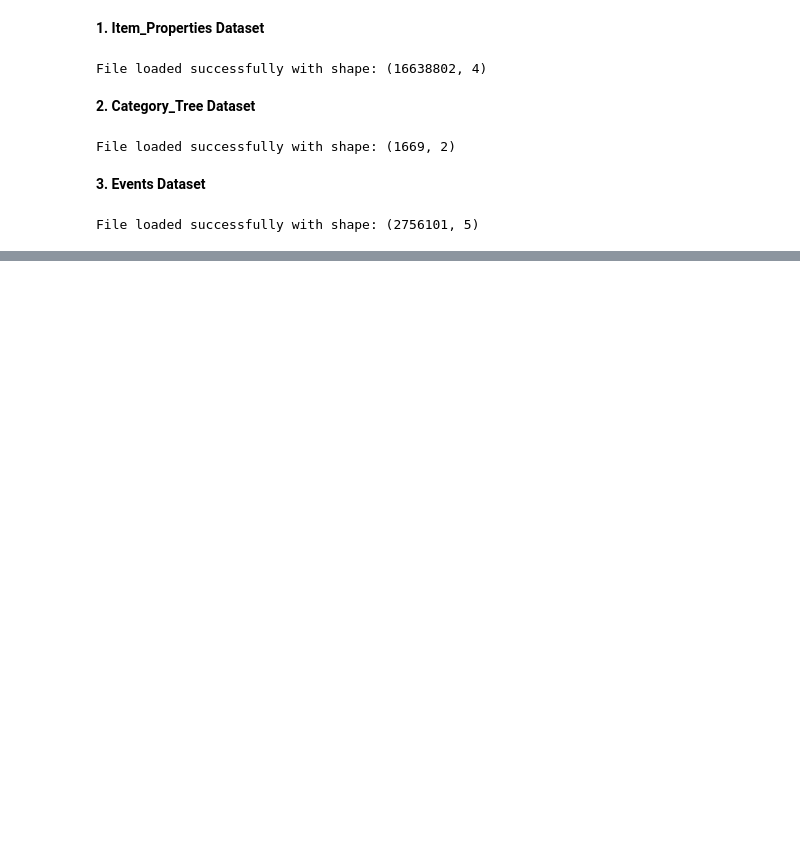
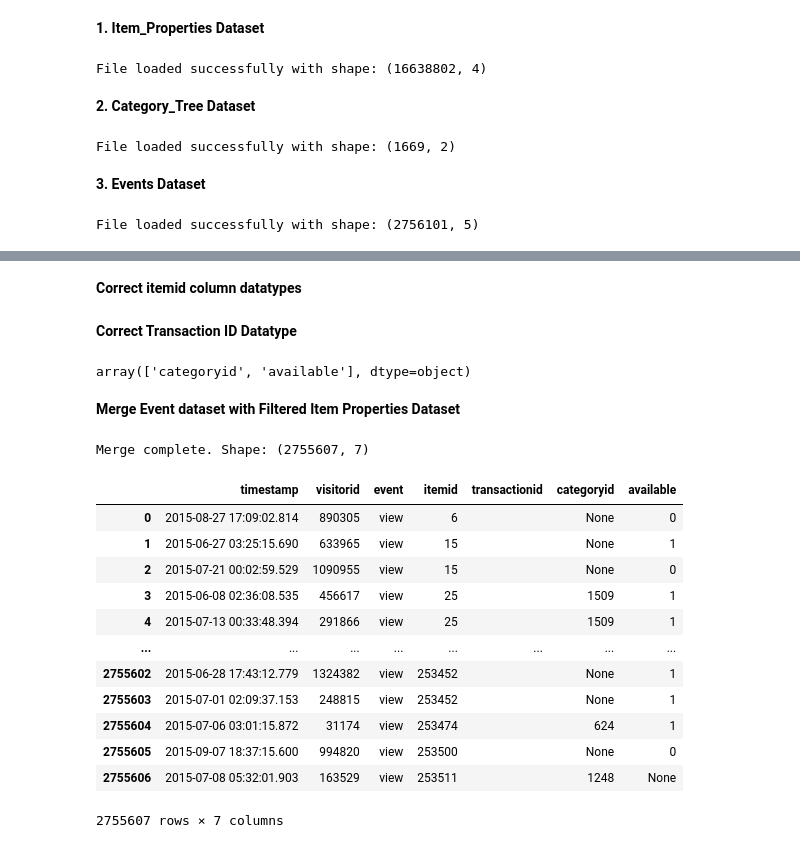
Before and after one commit to dspselorm/Recommendation-System-Analysis, a Jupyter notebook: Recommendation_System_Analysis.ipynb, the cells around one changed output, grey strips where cells are left out. Saved outputs shown, nothing was run; the diff lists cells and outputs as text; code cells hidden in the pictures; blank space fills up the shorter version.

```diff
--- a/Recommendation_System_Analysis.ipynb
+++ b/Recommendation_System_Analysis.ipynb
@@ -87,0 +180,77 @@ df_category_tree.head()
+# %% [markdown]
+**Correct itemid column datatypes**
+# %%
+df_events['itemid'] = pd.to_numeric(df_events['itemid'], errors='coerce')
+df_item_properties['itemid'] = pd.to_numeric(df_item_properties['itemid'], errors='coerce')
+# %% [markdown]
+**Correct Transaction ID Datatype**
+# %%
+# Change Transaction ID to int, Null Values remain null
+df_events['transactionid'] = df_events['transactionid'].apply(lambda x: '' if pd.isna(x) else str(int(x)))
+# %%
+text_only_props = df_item_properties.loc[
+    ~df_item_properties['property'].str.fullmatch(r'\d+(\.\d+)?')
+]['property'].unique()
+text_only_props
+# %% [output]
+array(['categoryid', 'available'], dtype=object)
+# %% [markdown]
+**Merge Event dataset with Filtered Item Properties Dataset**
+# %%
+# Register in DuckDB
+duckdb.register('events', df_events)
+duckdb.register('item_props_filtered', df_item_properties_filtered)
+
+# Merge & pivot categoryid and available
+df_merged = duckdb.query("""
+WITH props AS (
+    SELECT
+        itemid,
+        timestamp,
+        MAX(CASE WHEN property = 'categoryid' THEN value END) AS categoryid,
+        MAX(CASE WHEN property = 'available' THEN value END) AS available
+    FROM df_item_properties_filtered
+    GROUP BY itemid, timestamp
+),
+latest_props AS (
+    SELECT *
+    FROM (
+        SELECT
+            e.*,
+            p.categoryid,
+            p.available,
+            ROW_NUMBER() OVER (
+                PARTITION BY e.itemid, e.timestamp
+                ORDER BY p.timestamp DESC
+            ) AS rn
+        FROM events e
+        LEFT JOIN props p
+        ON e.itemid = p.itemid
+        AND p.timestamp <= e.timestamp
+    )
+    WHERE rn = 1
+)
+SELECT * EXCLUDE (rn)
+FROM latest_props
+""").to_df()
+
+# Save merged file
+df_merged.to_csv("/content/drive/MyDrive/Azubi_TMP/Recommendation_System_Project/Dataset/Cleaned/merged_events_properties.csv", index=False)
+
+print("Merge complete. Shape:", df_merged.shape)
+df_merged
+# %% [output]
+Merge complete. Shape: (2755607, 7)
+|  | timestamp | visitorid | event | itemid | transactionid | categoryid | available |
+| 0 | 2015-08-27 17:09:02.814 | 890305 | view | 6 |  | None | 0 |
+| 1 | 2015-06-27 03:25:15.690 | 633965 | view | 15 |  | None | 1 |
+| 2 | 2015-07-21 00:02:59.529 | 1090955 | view | 15 |  | None | 0 |
+| 3 | 2015-06-08 02:36:08.535 | 456617 | view | 25 |  | 1509 | 1 |
+| 4 | 2015-07-13 00:33:48.394 | 291866 | view | 25 |  | 1509 | 1 |
+| ... | ... | ... | ... | ... | ... | ... | ... |
+| 2755602 | 2015-06-28 17:43:12.779 | 1324382 | view | 253452 |  | None | 1 |
+| 2755603 | 2015-07-01 02:09:37.153 | 248815 | view | 253452 |  | None | 1 |
+| 2755604 | 2015-07-06 03:01:15.872 | 31174 | view | 253474 |  | 624 | 1 |
+| 2755605 | 2015-09-07 18:37:15.600 | 994820 | view | 253500 |  | None | 0 |
+| 2755606 | 2015-07-08 05:32:01.903 | 163529 | view | 253511 |  | 1248 | None |
+2755607 rows × 7 columns
```
Also changed, not shown: parts of 39 cells of this notebook.
